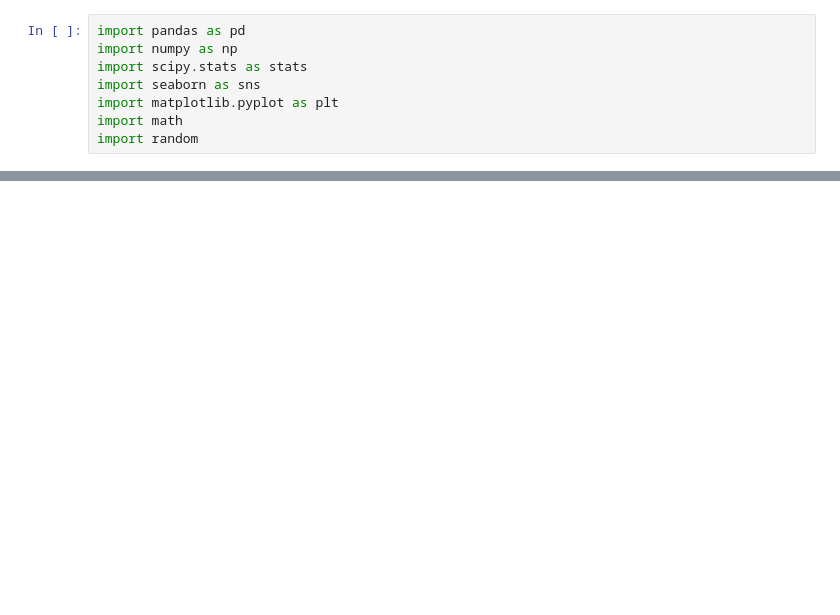
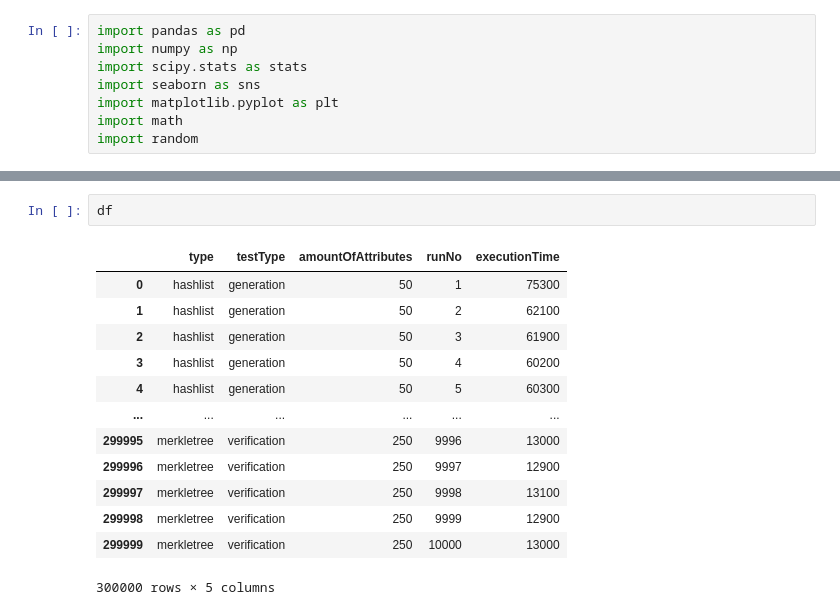
Before and after one commit to Erkul147/Advanced-Computer-Science-Project-Digital-Wallet-batch-issuance, a Jupyter notebook: comparisonOfHashlistAndMerkleTreeTimeExecution.ipynb, the cells around one changed output, grey strips where cells are left out. Drawn from its saved outputs; the diff is of its cells as text; blank space fills up the shorter version.

```diff
--- a/comparisonOfHashlistAndMerkleTreeTimeExecution.ipynb
+++ b/comparisonOfHashlistAndMerkleTreeTimeExecution.ipynb
@@ -97,0 +37,16 @@ plt.plot(bin_centers, means.values, color='red', linewidth=2)
+# %%
+df
+# %% [output]
+|  | type | testType | amountOfAttributes | runNo | executionTime |
+| 0 | hashlist | generation | 50 | 1 | 75300 |
+| 1 | hashlist | generation | 50 | 2 | 62100 |
+| 2 | hashlist | generation | 50 | 3 | 61900 |
+| 3 | hashlist | generation | 50 | 4 | 60200 |
+| 4 | hashlist | generation | 50 | 5 | 60300 |
+| ... | ... | ... | ... | ... | ... |
+| 299995 | merkletree | verification | 250 | 9996 | 13000 |
+| 299996 | merkletree | verification | 250 | 9997 | 12900 |
+| 299997 | merkletree | verification | 250 | 9998 | 13100 |
+| 299998 | merkletree | verification | 250 | 9999 | 12900 |
+| 299999 | merkletree | verification | 250 | 10000 | 13000 |
+300000 rows × 5 columns
```
Also changed, not shown: parts of 16 cells of this notebook, 7 other files.
